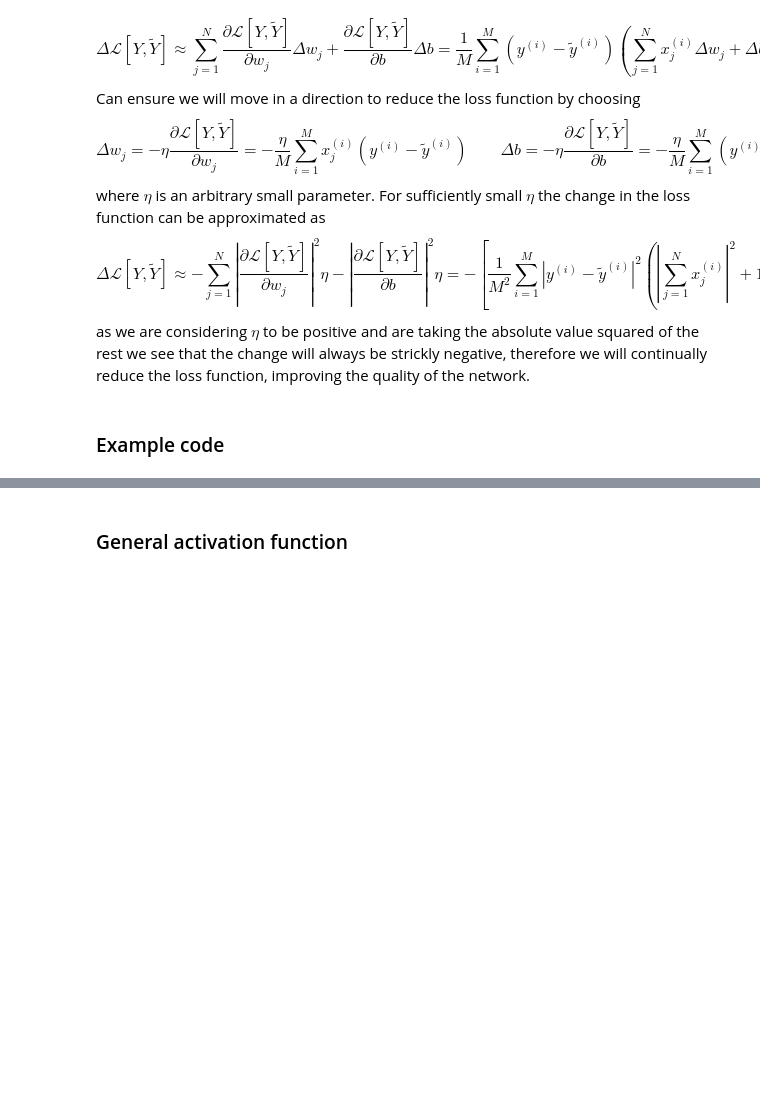
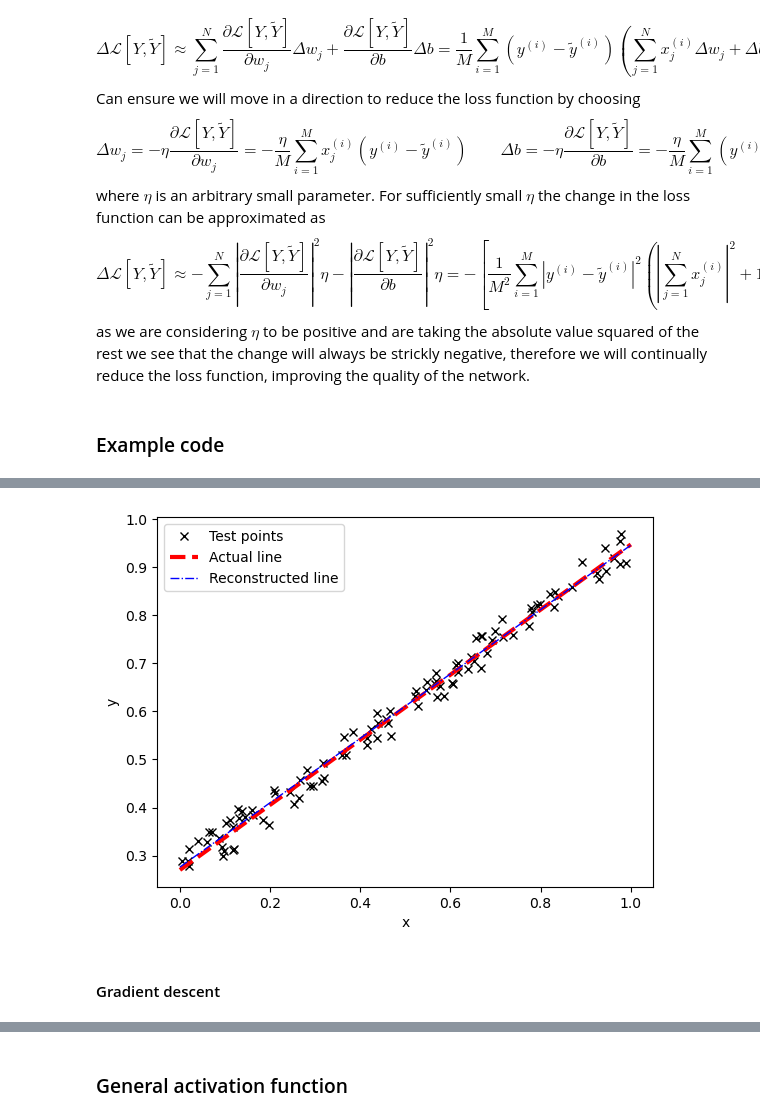
Before and after one commit to dave452/ML_LinearReg, a Jupyter notebook: Regression_NN.ipynb, the cells around one changed output, grey strips where cells are left out. Drawn from its saved outputs; the diff is of its cells as text; code cells hidden in the pictures; blank space fills up the shorter version.

```diff
--- a/Regression_NN.ipynb
+++ b/Regression_NN.ipynb
@@ -134,8 +134,9 @@ class linear_regression:
         self.eta = eta
         self.L_train = []
 
-    def calc_y(self):
-        return np.sum(self.w*self.x, axis = 1) + self.b
+    def calc_y(self, x = []):
+        if (len(x)==0):x = self.x
+        return np.sum(self.w*x, axis = 1) + self.b
 
     def calc_dL_dy(self):
         return (1/len(self.y_test)) * (self.calc_y() - self.y_test)
@@ -245,0 +198,13 @@ Surface is the surface of loss function for different weights and biases. The re
+# %%
+plt.plot(x,y, 'kx', label = 'Test points')
+plt.plot([0,1], [b, w+b], 'r--', lw=3, label = 'Actual line')
+x_lin = np.array([[0],[1]])
+plt.plot(x_lin,lin_reg.calc_y(x_lin), 'b-.', lw=1, label = 'Reconstructed line')
+plt.xlabel('x')
+plt.ylabel('y')
+plt.legend()
+plt.show()
+# %% [output]
+[figure, added]
+# %% [markdown]
+#### Gradient descent
```
Also changed, not shown: parts of 39 cells of this notebook.
